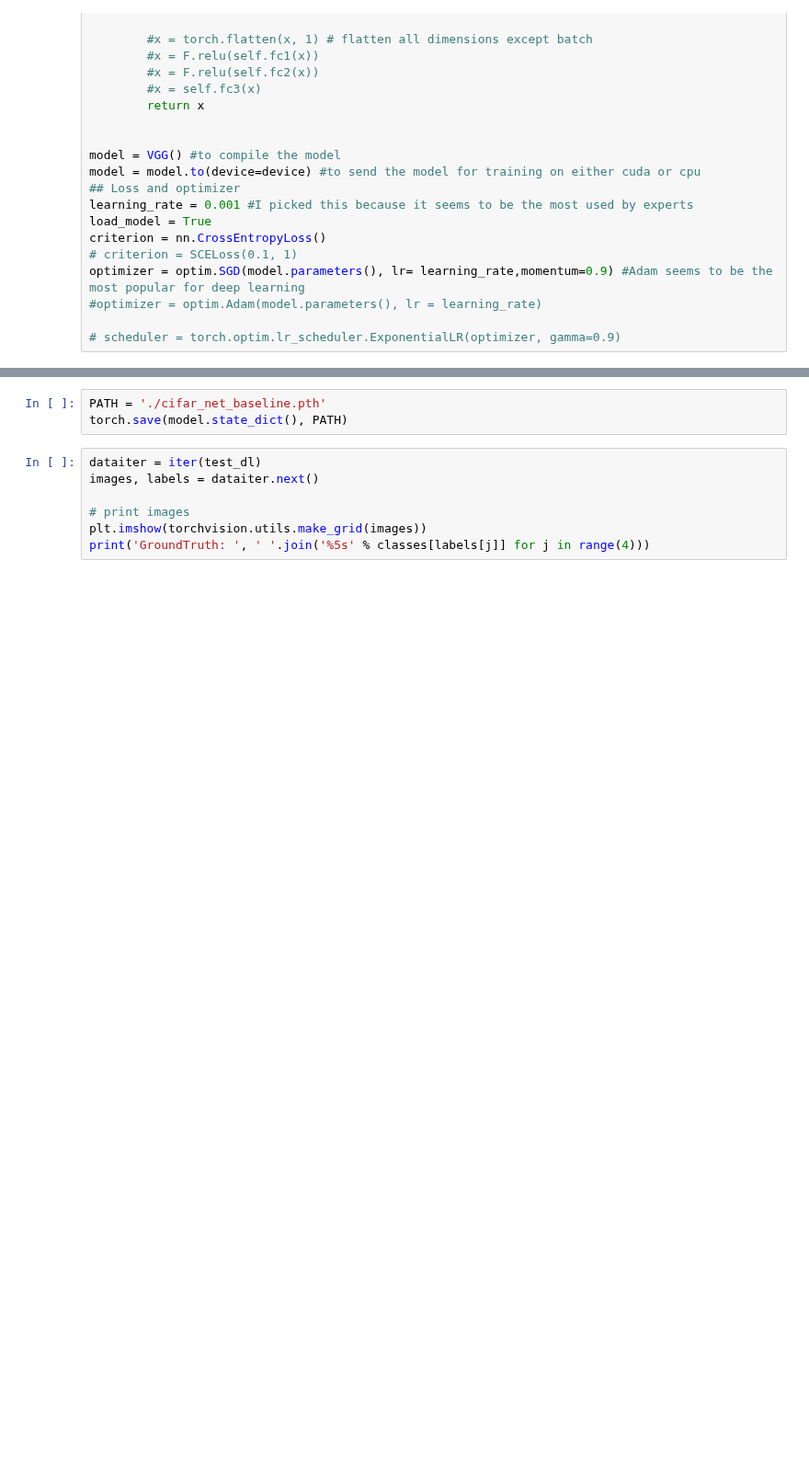
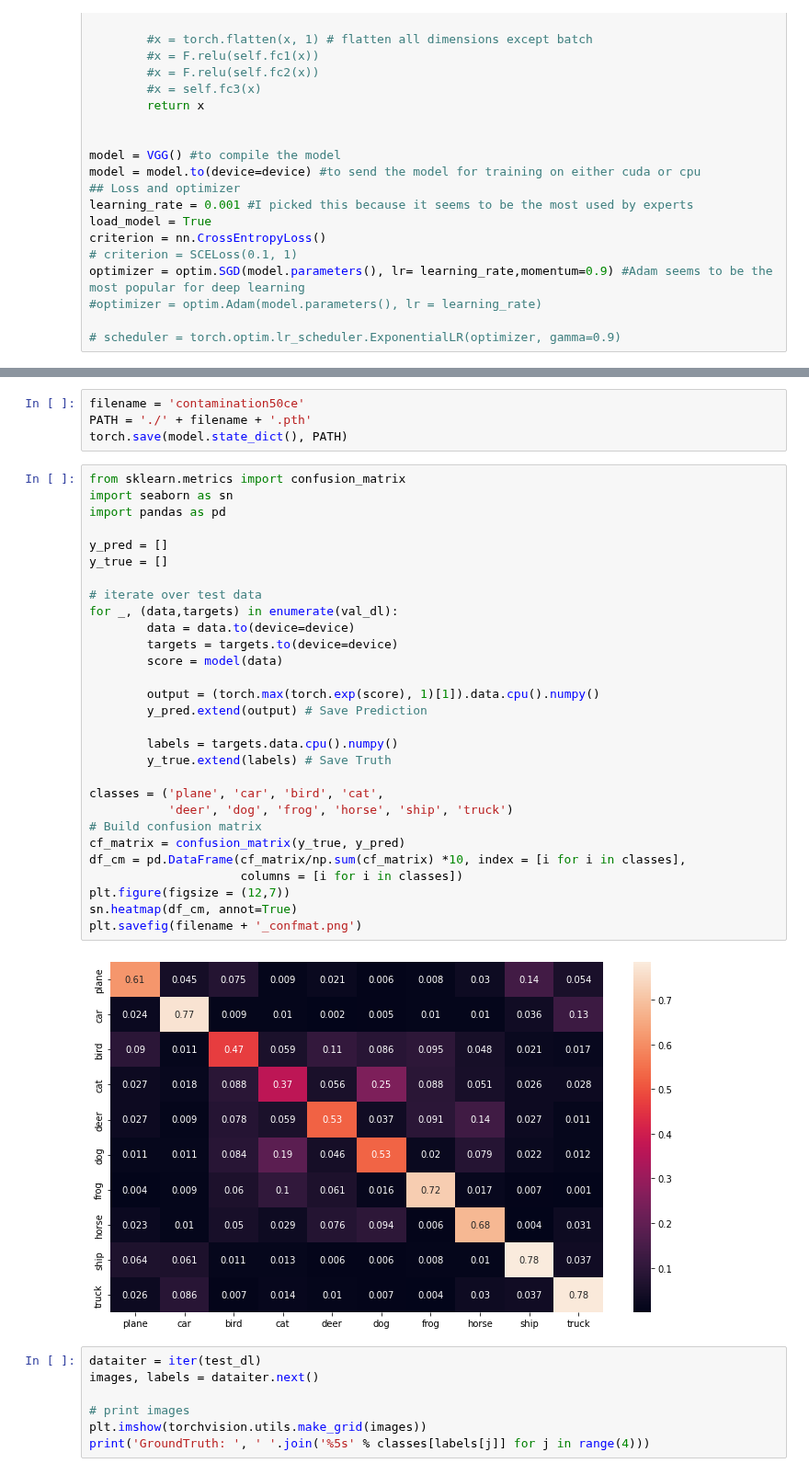
Before and after one commit to PunnawatSiri/gcp_Deep-learning, a Jupyter notebook: contamination50ce.ipynb, the cells around one changed output, grey strips where cells are left out. Shown at 92% size. Drawn from its saved outputs; the diff is of its cells as text; blank space fills up the shorter version.

Commit message:
add confusion matrix

```diff
--- a/contamination50ce.ipynb
+++ b/contamination50ce.ipynb
@@ -293,6 +293,38 @@ Text(0, 0.5, 'Accuracy')
-# %%
-PATH = './cifar_net_baseline.pth'
-torch.save(model.state_dict(), PATH)
+# %%
+filename = 'contamination50ce'
+PATH = './' + filename + '.pth'
+torch.save(model.state_dict(), PATH)
+# %%
+from sklearn.metrics import confusion_matrix
+import seaborn as sn
+import pandas as pd
+
+y_pred = []
+y_true = []
+
+# iterate over test data
+for _, (data,targets) in enumerate(val_dl):
+        data = data.to(device=device)
+        targets = targets.to(device=device)
+        score = model(data)
+
+        output = (torch.max(torch.exp(score), 1)[1]).data.cpu().numpy()
+        y_pred.extend(output) # Save Prediction
+
+        labels = targets.data.cpu().numpy()
+        y_true.extend(labels) # Save Truth
+
+classes = ('plane', 'car', 'bird', 'cat',
+           'deer', 'dog', 'frog', 'horse', 'ship', 'truck')
+# Build confusion matrix
+cf_matrix = confusion_matrix(y_true, y_pred)
+df_cm = pd.DataFrame(cf_matrix/np.sum(cf_matrix) *10, index = [i for i in classes],
+                     columns = [i for i in classes])
+plt.figure(figsize = (12,7))
+sn.heatmap(df_cm, annot=True)
+plt.savefig(filename + '_confmat.png')
+# %% [output]
+[figure, added]
 # %%
 dataiter = iter(test_dl)
 images, labels = dataiter.next()
```
Also changed, not shown: parts of 2 cells of this notebook, 1 other file.
